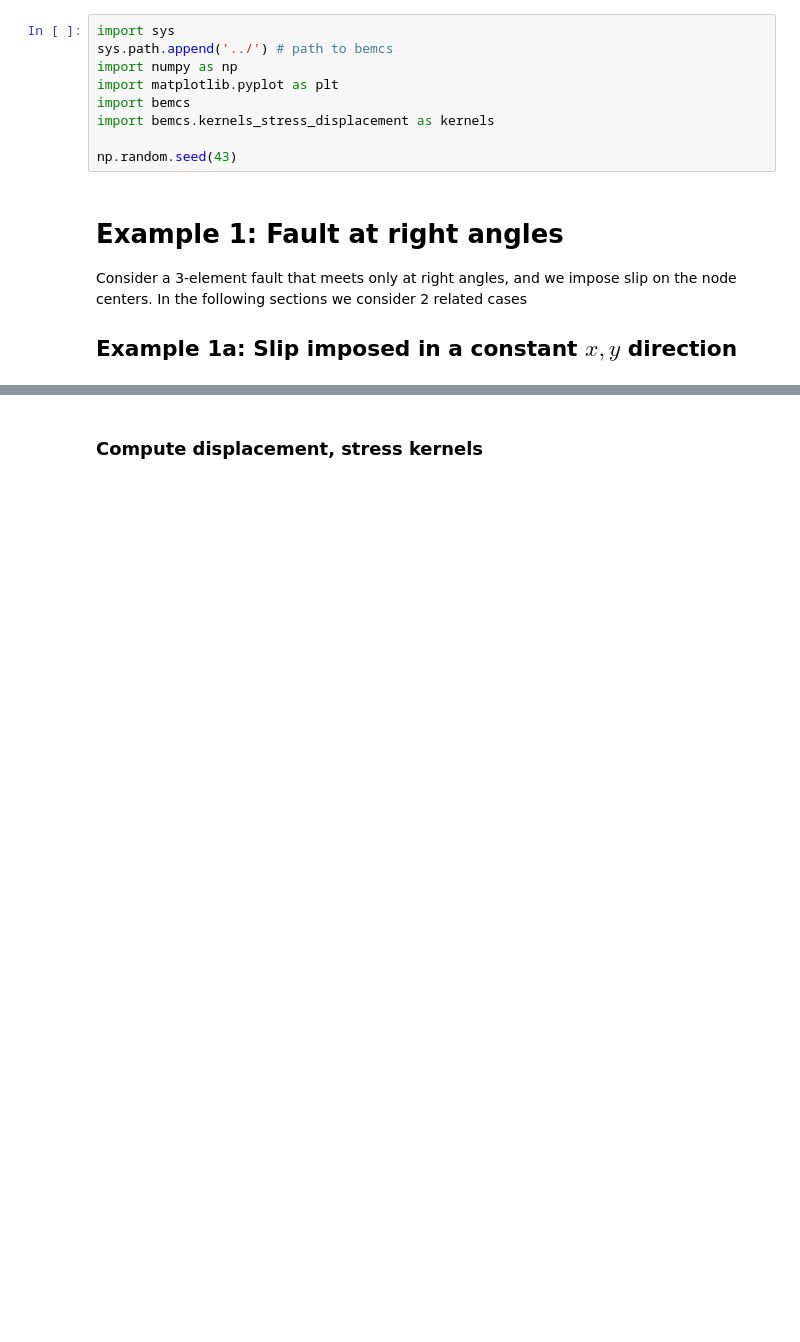
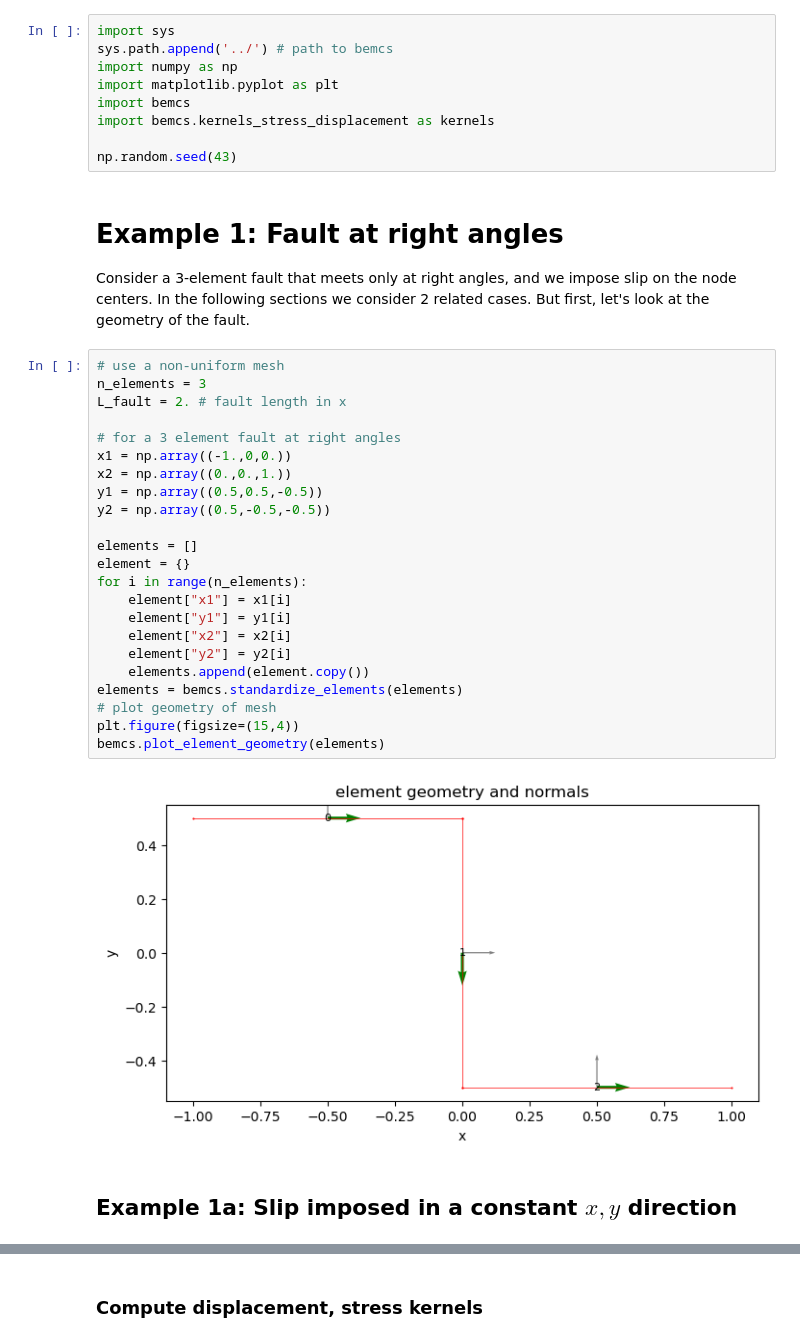
Before and after one commit to mallickrishg/bemcs, a Jupyter notebook: examples/examples_1_nonplanarfaults.ipynb, the cells around one changed output, grey strips where cells are left out. Saved outputs shown, nothing was run; the diff lists cells and outputs as text; blank space fills up the shorter version.

Commit message:
made example 1 easier to read

```diff
--- a/examples/examples_1_nonplanarfaults.ipynb
+++ b/examples/examples_1_nonplanarfaults.ipynb
@@ -9,6 +9,33 @@ import bemcs.kernels_stress_displacement as kernels
 np.random.seed(43)
 # %% [markdown]
 # Example 1: Fault at right angles
-Consider a 3-element fault that meets only at right angles, and we impose slip on the node centers. In the following sections we consider 2 related cases
-## Example 1a: Slip imposed in a constant $x,y$ direction
+Consider a 3-element fault that meets only at right angles, and we impose slip on the node centers. In the following sections we consider 2 related cases. But first, let's look at the geometry of the fault.
+# %%
+# use a non-uniform mesh
+n_elements = 3
+L_fault = 2. # fault length in x
+
+# for a 3 element fault at right angles
+x1 = np.array((-1.,0,0.))
+x2 = np.array((0.,0.,1.))
+y1 = np.array((0.5,0.5,-0.5))
+y2 = np.array((0.5,-0.5,-0.5))
+
+elements = []
+element = {}
+for i in range(n_elements):
+    element["x1"] = x1[i]
+    element["y1"] = y1[i]
+    element["x2"] = x2[i]
+    element["y2"] = y2[i]
+    elements.append(element.copy())
+elements = bemcs.standardize_elements(elements)
+# plot geometry of mesh
+plt.figure(figsize=(15,4))
+bemcs.plot_element_geometry(elements)
+# %% [output]
+[figure, added]
+# %% [markdown]
+
+## Example 1a: Slip imposed in a constant $x,y$ direction
 # %%
```
Also changed, not shown: parts of 2 cells of this notebook.
